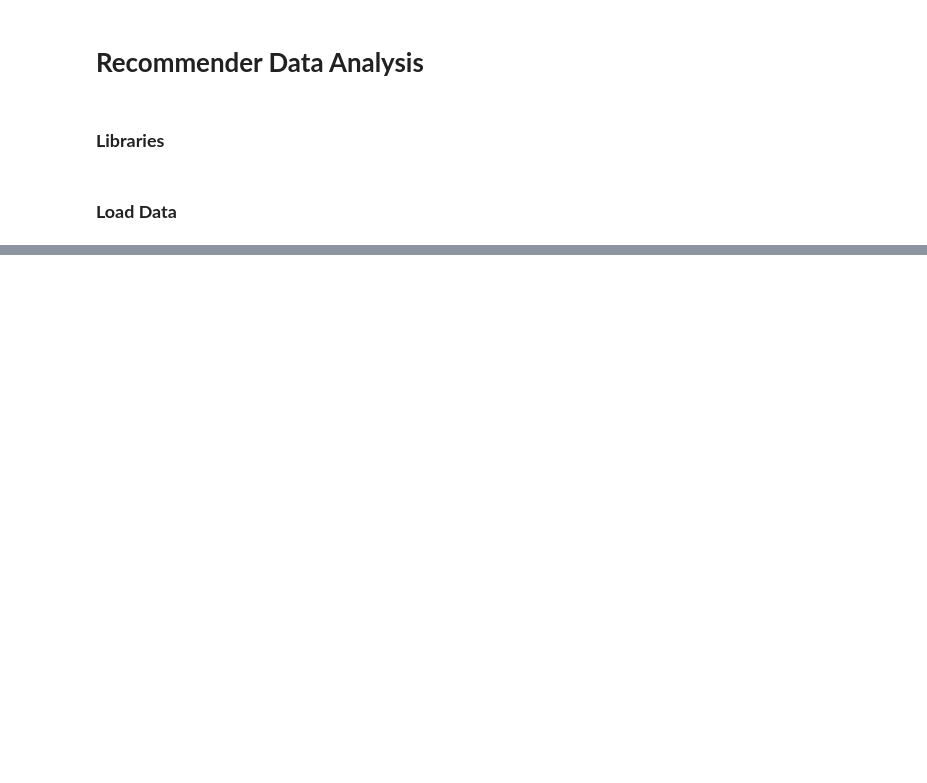
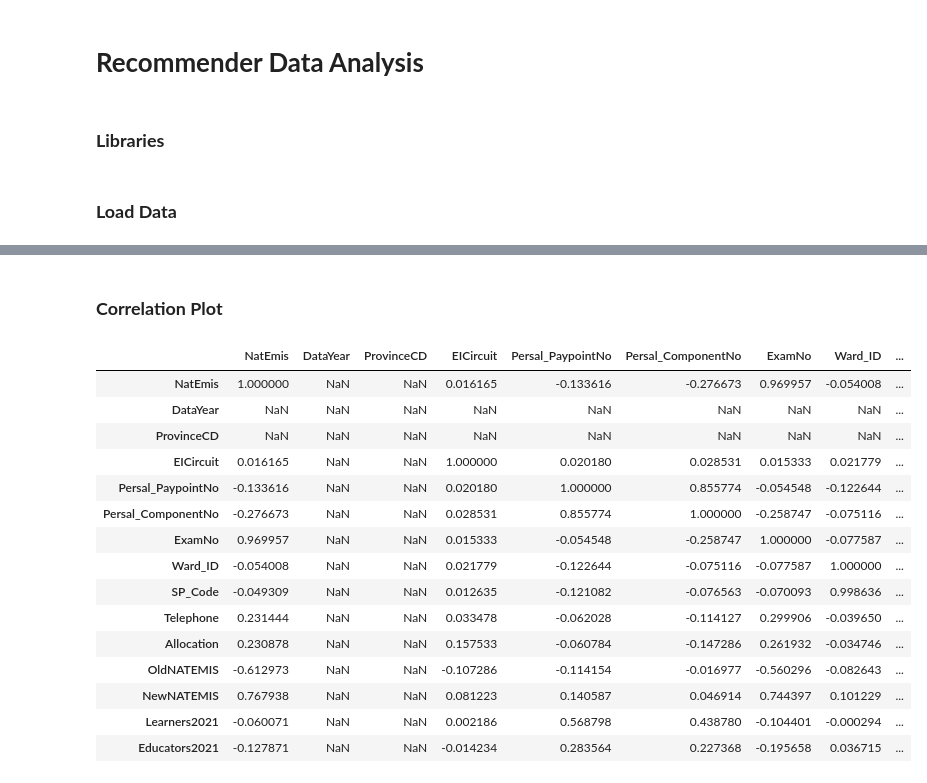
Before and after one commit to marshalk-csir/DM-Data, a Jupyter notebook: Notebooks/Recommender-EDA.ipynb, the cells around one changed output, grey strips where cells are left out. Cells and saved outputs as stored; diff of their text form; code cells hidden in the pictures; blank space fills up the shorter version.

```diff
--- a/Notebooks/Recommender-EDA.ipynb
+++ b/Notebooks/Recommender-EDA.ipynb
@@ -38,0 +159,23 @@ memory usage: 1.1+ MB
+# %% [markdown]
+### **Correlation Plot**
+# %%
+#Correlation
+
+ds1.corr()
+# %% [output]
+|  | NatEmis | DataYear | ProvinceCD | EICircuit | Persal_PaypointNo | Persal_ComponentNo | ExamNo | Ward_ID | ... |
+| NatEmis | 1.000000 | NaN | NaN | 0.016165 | -0.133616 | -0.276673 | 0.969957 | -0.054008 | ... |
+| DataYear | NaN | NaN | NaN | NaN | NaN | NaN | NaN | NaN | ... |
+| ProvinceCD | NaN | NaN | NaN | NaN | NaN | NaN | NaN | NaN | ... |
+| EICircuit | 0.016165 | NaN | NaN | 1.000000 | 0.020180 | 0.028531 | 0.015333 | 0.021779 | ... |
+| Persal_PaypointNo | -0.133616 | NaN | NaN | 0.020180 | 1.000000 | 0.855774 | -0.054548 | -0.122644 | ... |
+| Persal_ComponentNo | -0.276673 | NaN | NaN | 0.028531 | 0.855774 | 1.000000 | -0.258747 | -0.075116 | ... |
+| ExamNo | 0.969957 | NaN | NaN | 0.015333 | -0.054548 | -0.258747 | 1.000000 | -0.077587 | ... |
+| Ward_ID | -0.054008 | NaN | NaN | 0.021779 | -0.122644 | -0.075116 | -0.077587 | 1.000000 | ... |
+| SP_Code | -0.049309 | NaN | NaN | 0.012635 | -0.121082 | -0.076563 | -0.070093 | 0.998636 | ... |
+| Telephone | 0.231444 | NaN | NaN | 0.033478 | -0.062028 | -0.114127 | 0.299906 | -0.039650 | ... |
+| Allocation | 0.230878 | NaN | NaN | 0.157533 | -0.060784 | -0.147286 | 0.261932 | -0.034746 | ... |
+| OldNATEMIS | -0.612973 | NaN | NaN | -0.107286 | -0.114154 | -0.016977 | -0.560296 | -0.082643 | ... |
+| NewNATEMIS | 0.767938 | NaN | NaN | 0.081223 | 0.140587 | 0.046914 | 0.744397 | 0.101229 | ... |
+| Learners2021 | -0.060071 | NaN | NaN | 0.002186 | 0.568798 | 0.438780 | -0.104401 | -0.000294 | ... |
+| Educators2021 | -0.127871 | NaN | NaN | -0.014234 | 0.283564 | 0.227368 | -0.195658 | 0.036715 | ... |
```
Also changed, not shown: parts of 21 cells of this notebook.
